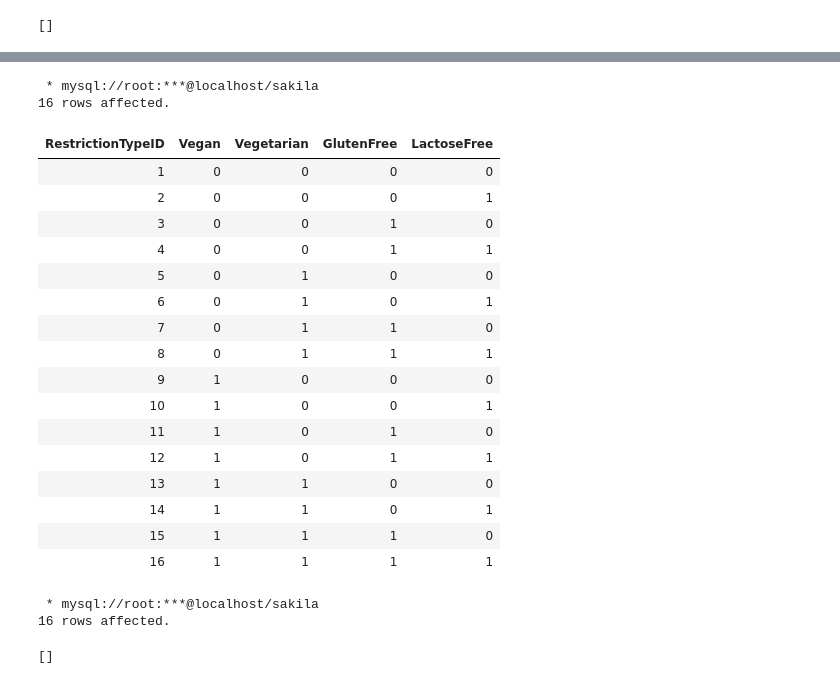
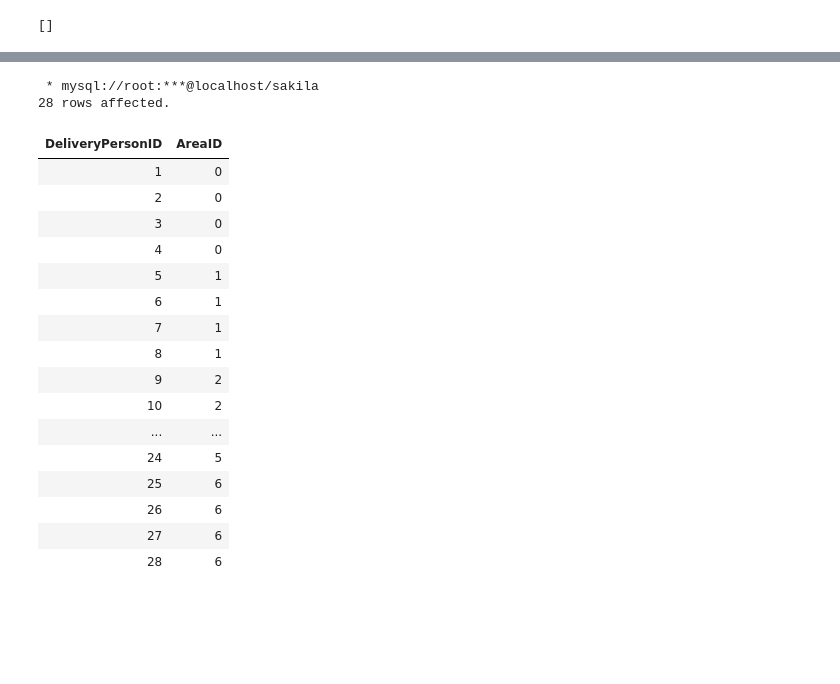
Before and after one commit to LiliBodnar/Pizza_project, a Jupyter notebook: PizzaDatabase.ipynb, the cells around one changed output, grey strips where cells are left out. Drawn from its saved outputs; the diff is of its cells as text; code cells hidden in the pictures; blank space fills up the shorter version.

```diff
--- a/PizzaDatabase.ipynb
+++ b/PizzaDatabase.ipynb
@@ -496,50 +321,24 @@ MODIFY COLUMN LactoseFree BOOLEAN;
 # %%
 %%sql
 
-SELECT *
-FROM RestrictionType
+SELECT * FROM DeliveryPersonArea
 # %% [output]
  * mysql://root:***@localhost/sakila
-16 rows affected.
+28 rows affected.
-| RestrictionTypeID | Vegan | Vegetarian | GlutenFree | LactoseFree |
-| 1 | 0 | 0 | 0 | 0 |
-| 2 | 0 | 0 | 0 | 1 |
-| 3 | 0 | 0 | 1 | 0 |
-| 4 | 0 | 0 | 1 | 1 |
-| 5 | 0 | 1 | 0 | 0 |
-| 6 | 0 | 1 | 0 | 1 |
-| 7 | 0 | 1 | 1 | 0 |
-| 8 | 0 | 1 | 1 | 1 |
-| 9 | 1 | 0 | 0 | 0 |
-| 10 | 1 | 0 | 0 | 1 |
-| 11 | 1 | 0 | 1 | 0 |
-| 12 | 1 | 0 | 1 | 1 |
-| 13 | 1 | 1 | 0 | 0 |
-| 14 | 1 | 1 | 0 | 1 |
-| 15 | 1 | 1 | 1 | 0 |
-| 16 | 1 | 1 | 1 | 1 |
+| DeliveryPersonID | AreaID |
+| 1 | 0 |
+| 2 | 0 |
+| 3 | 0 |
+| 4 | 0 |
+| 5 | 1 |
+| 6 | 1 |
+| 7 | 1 |
+| 8 | 1 |
+| 9 | 2 |
+| 10 | 2 |
+| ... | ... |
+| 24 | 5 |
+| 25 | 6 |
+| 26 | 6 |
+| 27 | 6 |
+| 28 | 6 |
-# %%
-%%sql
-
-INSERT INTO RestrictionType (Vegan, Vegetarian, GlutenFree, LactoseFree)
-VALUES
-    (0, 0, 0, 0),  -- No restrictions
-    (0, 0, 0, 1),  -- Lactose-Free
-    (0, 0, 1, 0),  -- Gluten-Free
-    (0, 0, 1, 1),  -- Gluten-Free, Lactose-Free
-    (0, 1, 0, 0),  -- Vegetarian
-    (0, 1, 0, 1),  -- Vegetarian, Lactose-Free
-    (0, 1, 1, 0),  -- Vegetarian, Gluten-Free
-    (0, 1, 1, 1),  -- Vegetarian, Gluten-Free, Lactose-Free
-    (1, 0, 0, 0),  -- Vegan
-    (1, 0, 0, 1),  -- Vegan, Lactose-Free
-    (1, 0, 1, 0),  -- Vegan, Gluten-Free
-    (1, 0, 1, 1),  -- Vegan, Gluten-Free, Lactose-Free
-    (1, 1, 0, 0),  -- Vegan, Vegetarian
-    (1, 1, 0, 1),  -- Vegan, Vegetarian, Lactose-Free
-    (1, 1, 1, 0),  -- Vegan, Vegetarian, Gluten-Free
-    (1, 1, 1, 1);  -- Vegan, Vegetarian, Gluten-Free, Lactose-Free
-# %% [output]
- * mysql://root:***@localhost/sakila
-16 rows affected.
-[]
```
Also changed, not shown: parts of 34 cells of this notebook, 1 other file.
